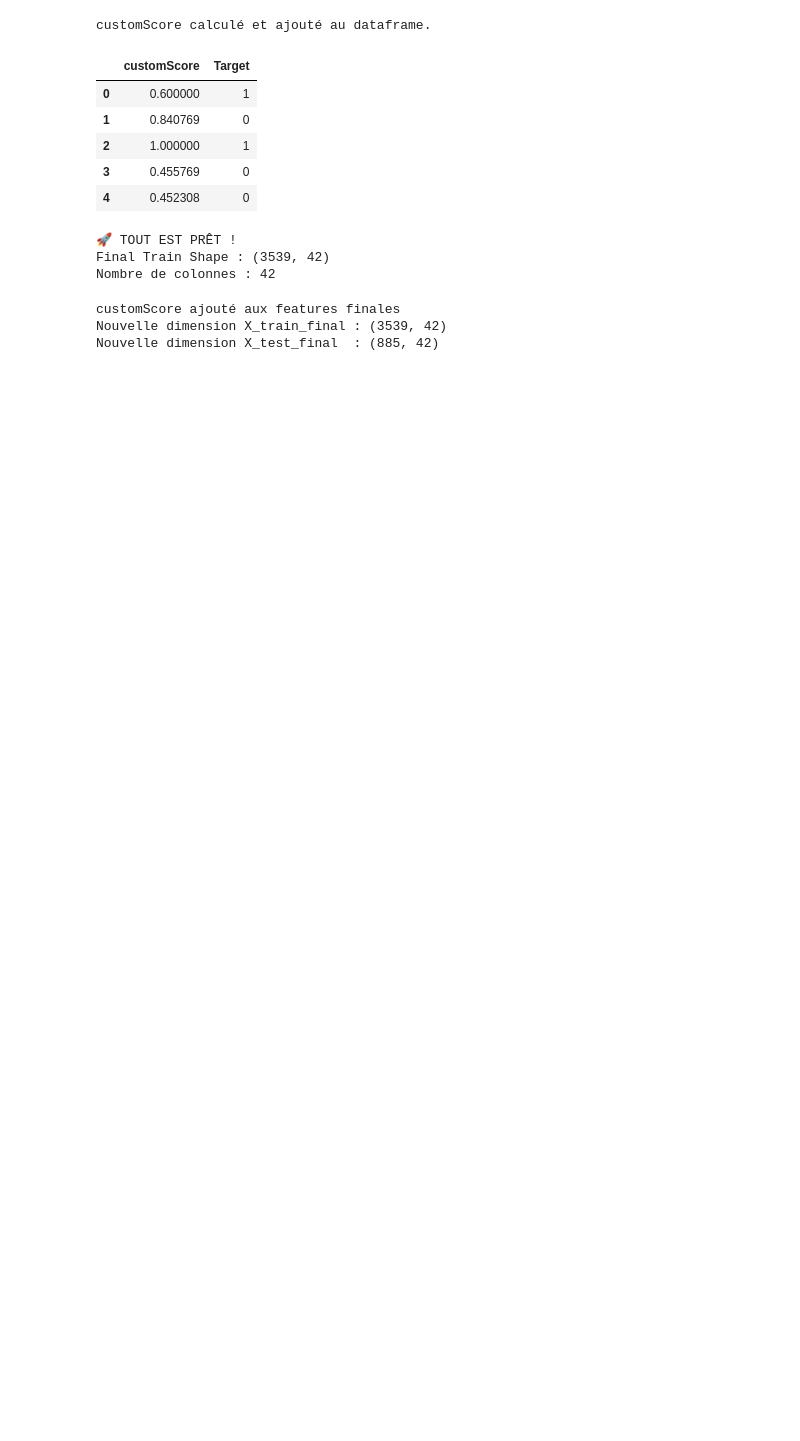
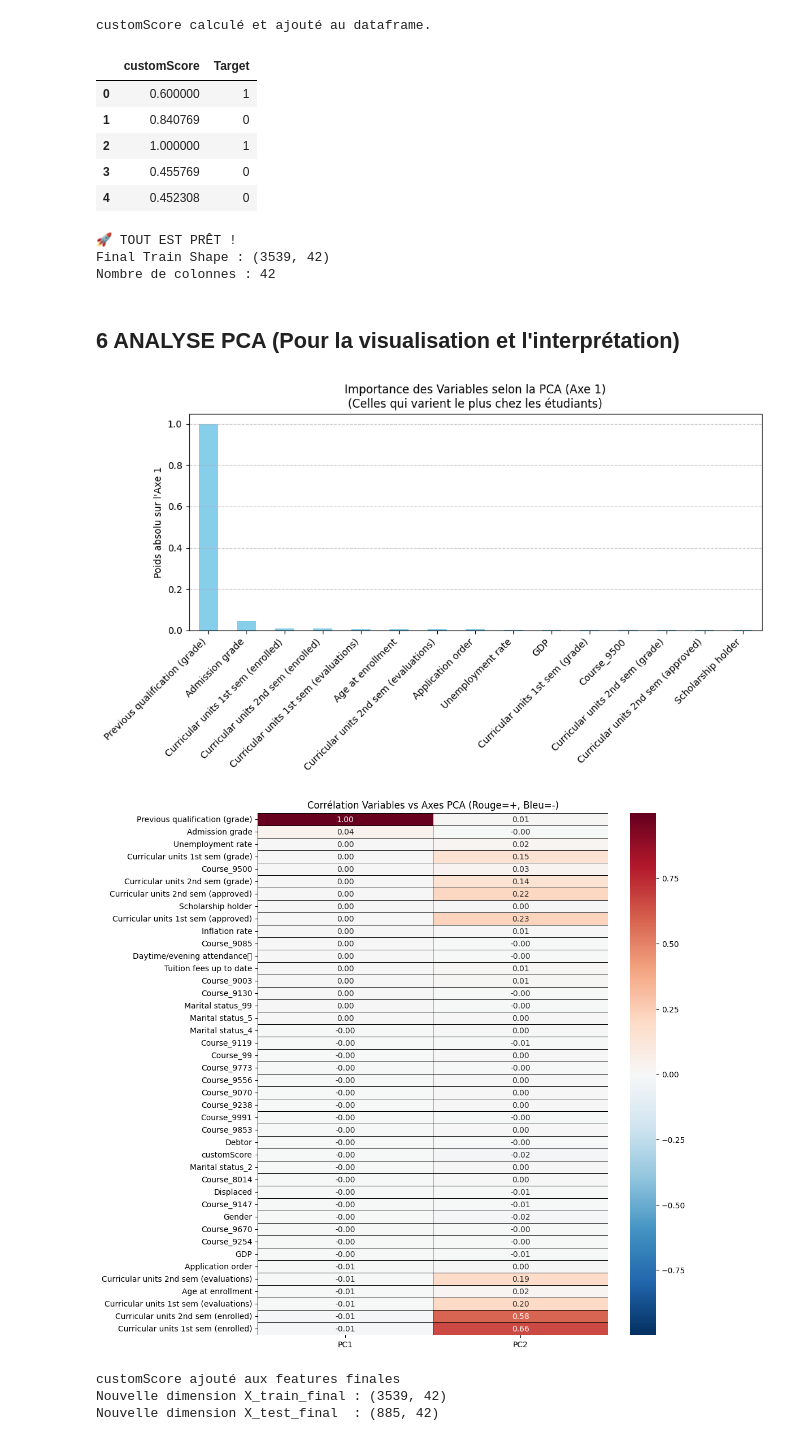
Before and after one commit to Michkath/dropout-prediction-ml, a Jupyter notebook: notebooks/02_Preprocess.ipynb, the cells around one changed output. Saved outputs shown, nothing was run; the diff lists cells and outputs as text; code cells hidden in the pictures; blank space fills up the shorter version.

```diff
--- a/notebooks/02_Preprocess.ipynb
+++ b/notebooks/02_Preprocess.ipynb
@@ -170,6 +170,56 @@ print(f"Nombre de colonnes : {X_train_final.shape[1]}")
 🚀 TOUT EST PRÊT !
 Final Train Shape : (3539, 42)
 Nombre de colonnes : 42
+# %% [markdown]
+## 6 ANALYSE PCA (Pour la visualisation et l'interprétation)
+# %%
+
+import matplotlib.pyplot as plt
+import seaborn as sns
+from sklearn.decomposition import PCA
+
+# 1. On lance la PCA sur nos données Scalées (X_train_final)
+# On regarde les 2 premiers axes (PC1 et PC2) qui résument le plus d'infos
+pca = PCA(n_components=2)
+pca.fit(X_train_final)
+
+# 2. On récupère le poids de chaque variable (Loadings)
+loadings = pca.components_.T
+df_loadings = pd.DataFrame(loadings, columns=['PC1', 'PC2'], index=X_train_final.columns)
+
+# 3. VISUALISATION 1 : Le "Top 10" des variables qui créent la différence (PC1)
+plt.figure(figsize=(10, 6))
+df_loadings['PC1'].abs().sort_values(ascending=False).head(15).plot(kind='bar', color='skyblue')
+plt.title("Importance des Variables selon la PCA (Axe 1)\n(Celles qui varient le plus chez les étudiants)")
+plt.ylabel("Poids absolu sur l'Axe 1")
+plt.xticks(rotation=45, ha='right')
+plt.grid(axis='y', linestyle='--', alpha=0.7)
+plt.tight_layout()
+plt.show()
+
+
+# 1. On récupère le maximum absolu pour centrer l'échelle
+limit = df_loadings.abs().max().max()
+
+plt.figure(figsize=(10, 12))
+
+sns.heatmap(
+    df_loadings.sort_values(by='PC1', ascending=False),
+    annot=True,
+    fmt=".2f",          # On affiche 2 chiffres après la virgule
+    cmap="RdBu_r",      # Palette Rouge (Haut) / Bleu (Bas)
+    center=0,           # Le 0 sera BLANC
+    vmin=-limit,        # Force le bleu foncé au minimum
+    vmax=limit,         # Force le rouge foncé au maximum
+    linewidths=0.5,     # Petites lignes pour séparer les cases
+    linecolor='black'
+)
+
+plt.title("Corrélation Variables vs Axes PCA (Rouge=+, Bleu=-)")
+plt.show()
+# %% [output]
+[figure, added]
+[figure, added]
 # %%
 # --- CELLULE 7 : AJOUT DU CUSTOM SCORE AUX FEATURES FINALES ---
 
```
Also changed, not shown: parts of 3 cells of this notebook, 1 other file.
